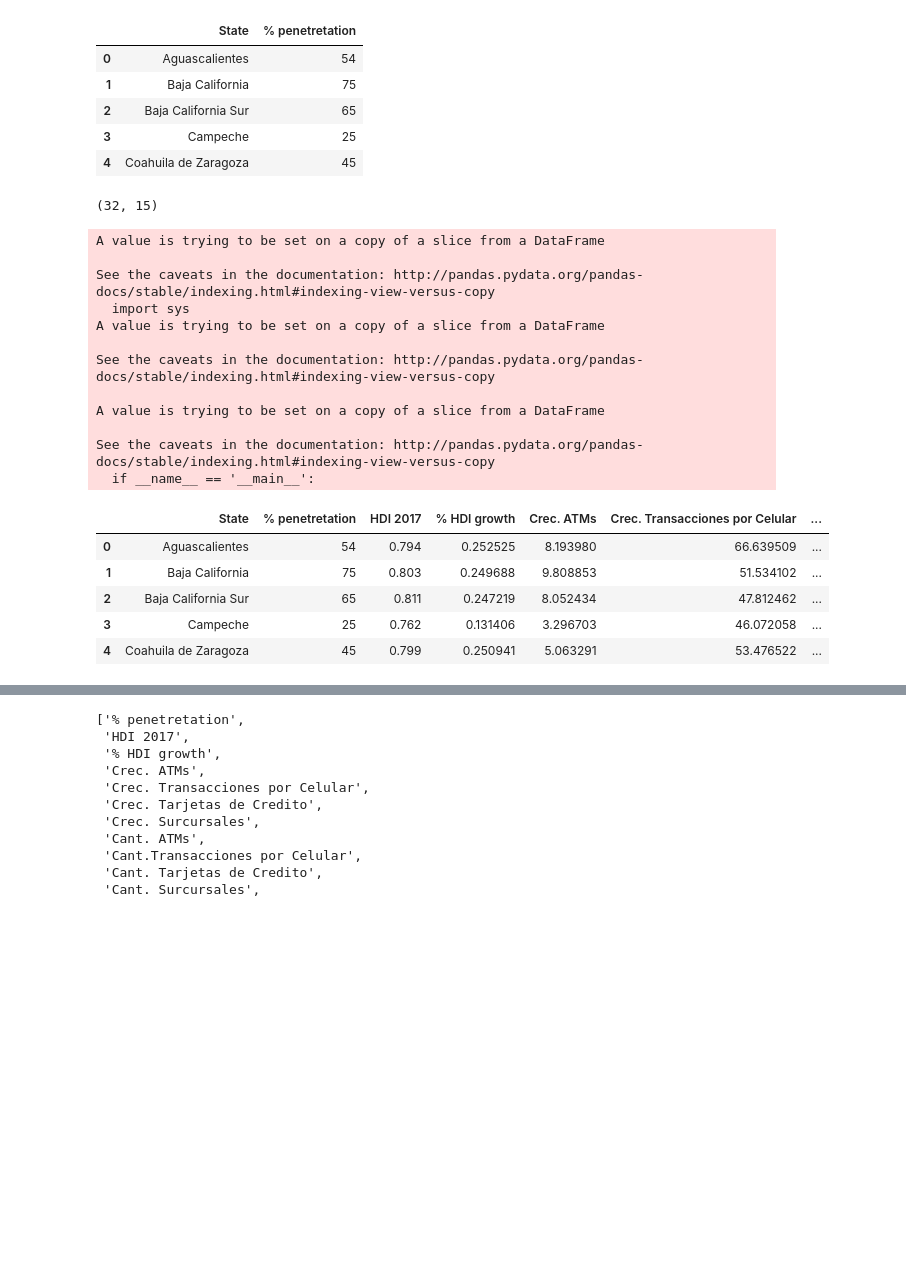
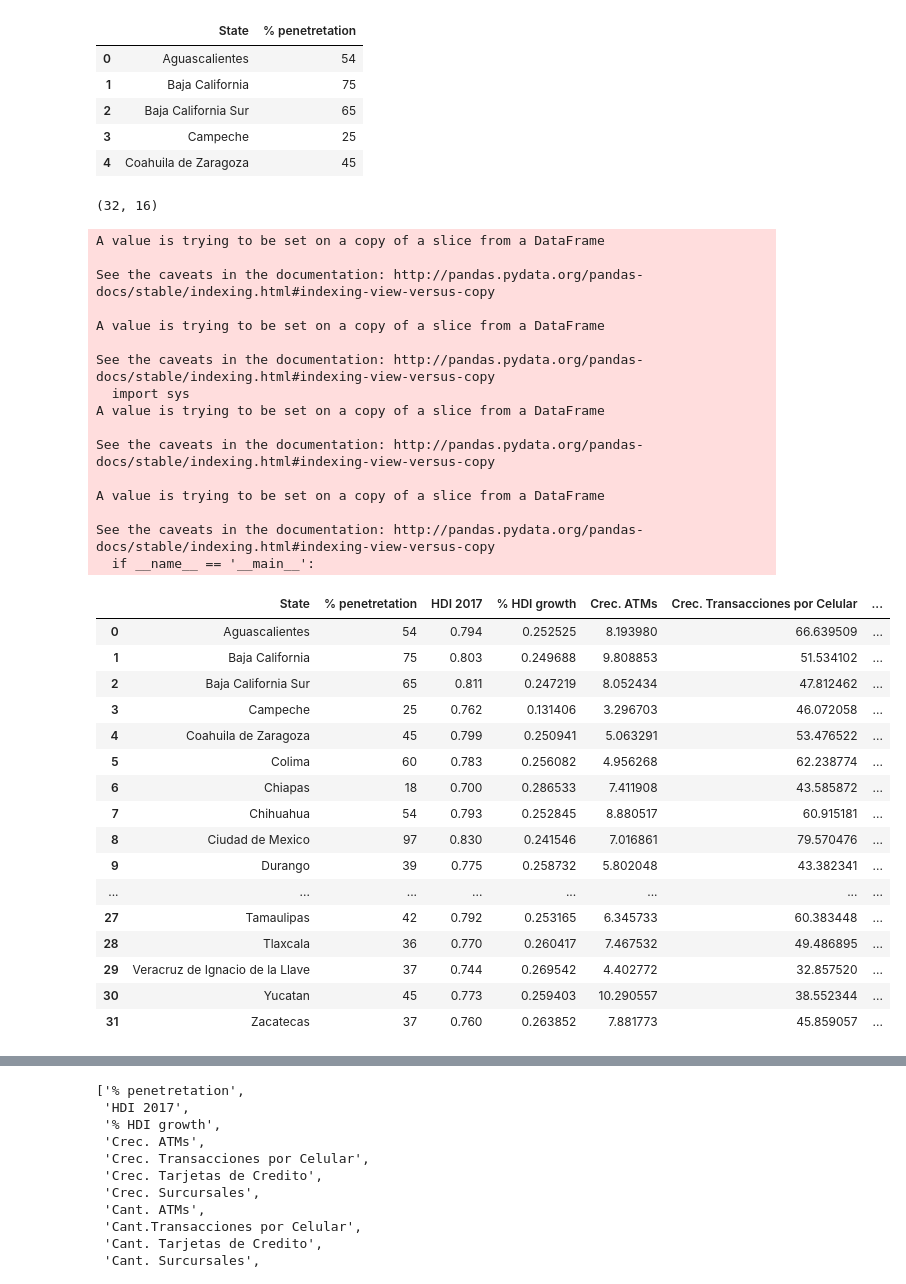
Before and after one commit to tezcahernandez/tsolutions, a Jupyter notebook: Main.ipynb, the cells around one changed output, grey strips where cells are left out. Saved outputs shown, nothing was run; the diff lists cells and outputs as text; code cells hidden in the pictures; blank space fills up the shorter version.

```diff
--- a/Main.ipynb
+++ b/Main.ipynb
@@ -144,34 +144,53 @@ internetPenetration.head()
 # %%
 mainDataframe = internetPenetration.merge(percentGrowthHDI, on='State')
 mainDataframe = mainDataframe.merge(BancosVf, on='State')
 mainDataframe = mainDataframe.merge(educationStatsPerState, on='State')
-print(mainDataframe.shape)
-mainDataframe.to_csv("./Datasets/summaryData.csv")
+
 mainDataframe["y"] = 0
 mainDataframe["y"][8] = 1
 mainDataframe["y"][13] = 1
-mainDataframe["y"][17] = 1
-mainDataframe.head()
+mainDataframe["y"][14] = 1
+mainDataframe["y"][18] = 1
+
+print(mainDataframe.shape)
+mainDataframe.to_csv("./Datasets/summaryData.csv")
+
+mainDataframe
 # %% [output]
-(32, 15)
+(32, 16)
+A value is trying to be set on a copy of a slice from a DataFrame
+
+See the caveats in the documentation: http://pandas.pydata.org/pandas-docs/stable/indexing.html#indexing-view-versus-copy
+
 A value is trying to be set on a copy of a slice from a DataFrame
 
 See the caveats in the documentation: http://pandas.pydata.org/pandas-docs/stable/indexing.html#indexing-view-versus-copy
   import sys
 A value is trying to be set on a copy of a slice from a DataFrame
 
 See the caveats in the documentation: http://pandas.pydata.org/pandas-docs/stable/indexing.html#indexing-view-versus-copy
 
 A value is trying to be set on a copy of a slice from a DataFrame
 
 See the caveats in the documentation: http://pandas.pydata.org/pandas-docs/stable/indexing.html#indexing-view-versus-copy
   if __name__ == '__main__':
 |  | State | % penetretation | HDI 2017 | % HDI growth | Crec. ATMs | Crec. Transacciones por Celular | ... |
 | 0 | Aguascalientes | 54 | 0.794 | 0.252525 | 8.193980 | 66.639509 | ... |
 | 1 | Baja California | 75 | 0.803 | 0.249688 | 9.808853 | 51.534102 | ... |
 | 2 | Baja California Sur | 65 | 0.811 | 0.247219 | 8.052434 | 47.812462 | ... |
 | 3 | Campeche | 25 | 0.762 | 0.131406 | 3.296703 | 46.072058 | ... |
 | 4 | Coahuila de Zaragoza | 45 | 0.799 | 0.250941 | 5.063291 | 53.476522 | ... |
+| 5 | Colima | 60 | 0.783 | 0.256082 | 4.956268 | 62.238774 | ... |
+| 6 | Chiapas | 18 | 0.700 | 0.286533 | 7.411908 | 43.585872 | ... |
+| 7 | Chihuahua | 54 | 0.793 | 0.252845 | 8.880517 | 60.915181 | ... |
+| 8 | Ciudad de Mexico | 97 | 0.830 | 0.241546 | 7.016861 | 79.570476 | ... |
+| 9 | Durango | 39 | 0.775 | 0.258732 | 5.802048 | 43.382341 | ... |
+| ... | ... | ... | ... | ... | ... | ... | ... |
+| 27 | Tamaulipas | 42 | 0.792 | 0.253165 | 6.345733 | 60.383448 | ... |
+| 28 | Tlaxcala | 36 | 0.770 | 0.260417 | 7.467532 | 49.486895 | ... |
+| 29 | Veracruz de Ignacio de la Llave | 37 | 0.744 | 0.269542 | 4.402772 | 32.857520 | ... |
+| 30 | Yucatan | 45 | 0.773 | 0.259403 | 10.290557 | 38.552344 | ... |
+| 31 | Zacatecas | 37 | 0.760 | 0.263852 | 7.881773 | 45.859057 | ... |
 # %%
 mainDataframe.nlargest(1, "% penetretation")["State"]
 for columnName in mainDataframe.set_index("State").columns.tolist():
```
Also changed, not shown: parts of 9 cells of this notebook, 1 other file.
